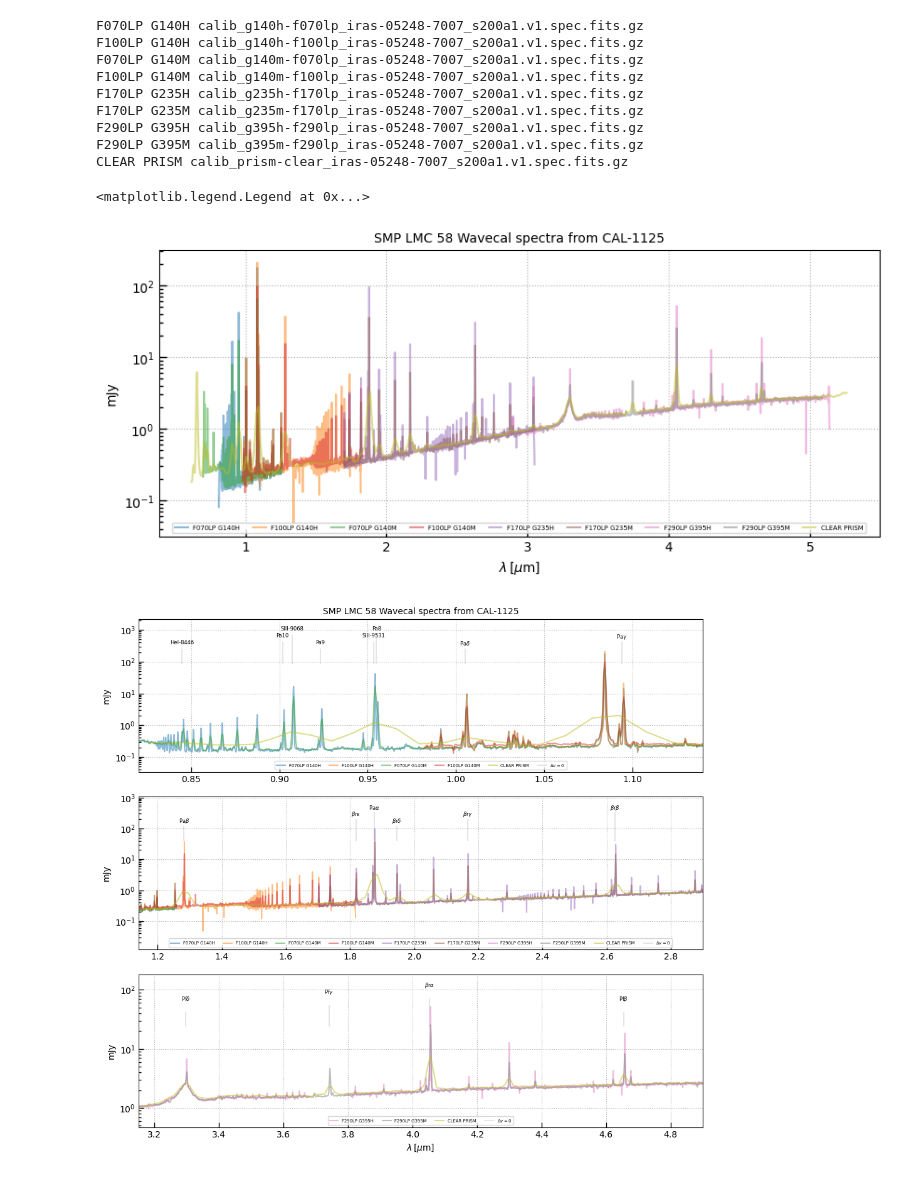
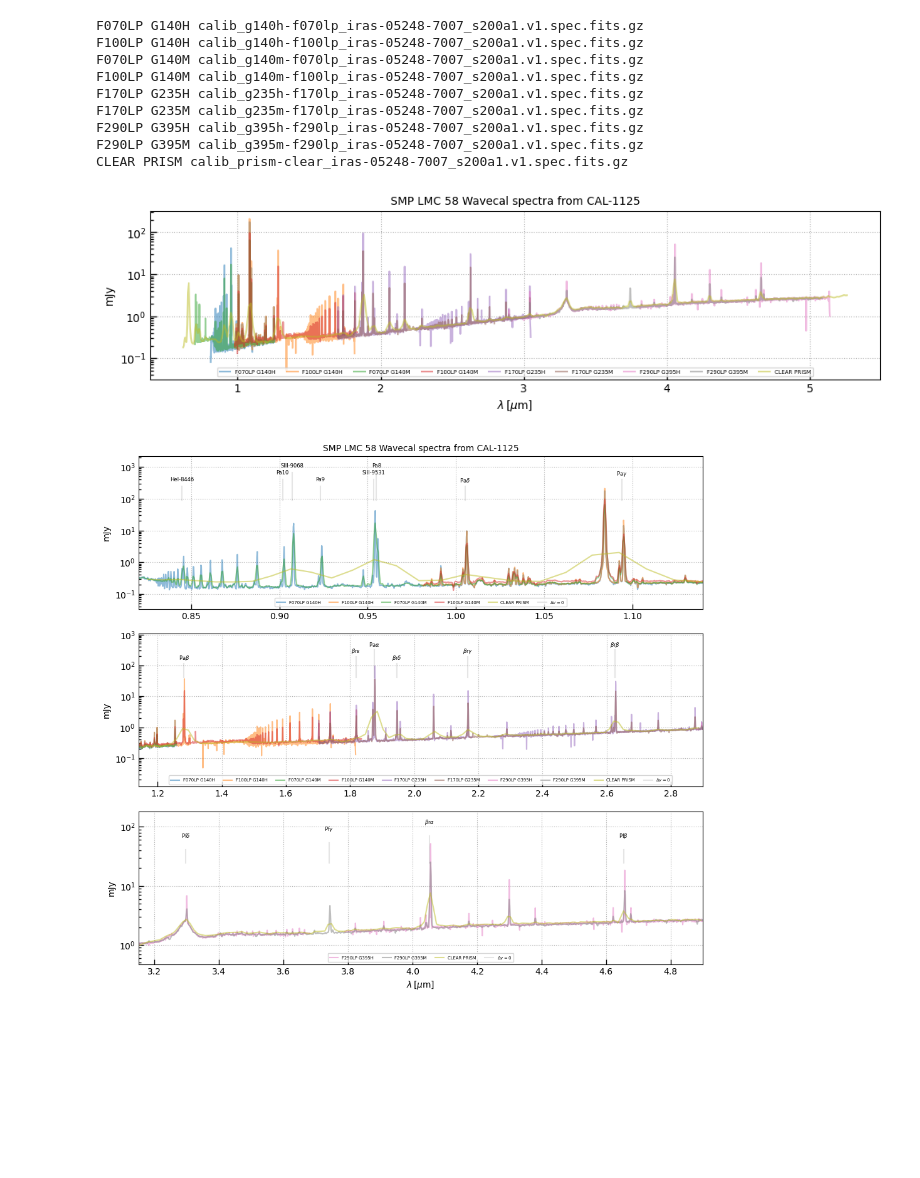
Before and after one commit to dawn-cph/dja, a Jupyter notebook: data/nirspec-wavecal/plot-wavecal-spectra.ipynb, the cells around one changed output. Cells and saved outputs as stored; diff of their text form; code cells hidden in the pictures; blank space fills up the shorter version.

Commit message:
add full smp58 spectrum

```diff
--- a/data/nirspec-wavecal/plot-wavecal-spectra.ipynb
+++ b/data/nirspec-wavecal/plot-wavecal-spectra.ipynb
@@ -54,25 +54,27 @@ CLEAR PRISM calib_prism-clear_iras-05248-7007_s200a1.v1.spec.fits.gz
 # %%
 COLORS = {}
 
-fig, ax = plt.subplots(1,1,figsize=(10,4))
+fig, ax = plt.subplots(1,1,figsize=(10,3))
 for k in spec:
     # Mask missing data
     valid = nd.binary_erosion(spec[k]['flux'] > 0, iterations=4)
     mjy = spec[k]['flux'].to('mJy')
     mjy[~valid] = np.nan
     spec[k]['flux_mjy'] = mjy
     pl = ax.plot(spec[k]['wave'], mjy, label=k, alpha=0.5)
     COLORS[k] = pl[0].get_color()
 
 ax.set_xlabel(r'$\lambda\,[\mu\mathrm{m}]$')
 ax.set_ylabel('mJy')
 ax.set_title('SMP LMC 58 Wavecal spectra from CAL-1125')
 ax.semilogy()
 ax.grid()
 ax.legend(loc='lower center', ncol=9, fontsize=5)
+fig.tight_layout(pad=1)
+
+fig.savefig(f'smp58_nirspec_full.png')
 # %% [output]
-<matplotlib.legend.Legend at 0x...>
-[figure, old version]
+[figure, new version]
 # %%
 lw, lr = utils.get_line_wavelengths()
 
```
Also changed, not shown: parts of 1 cell of this notebook, 3 other files.
